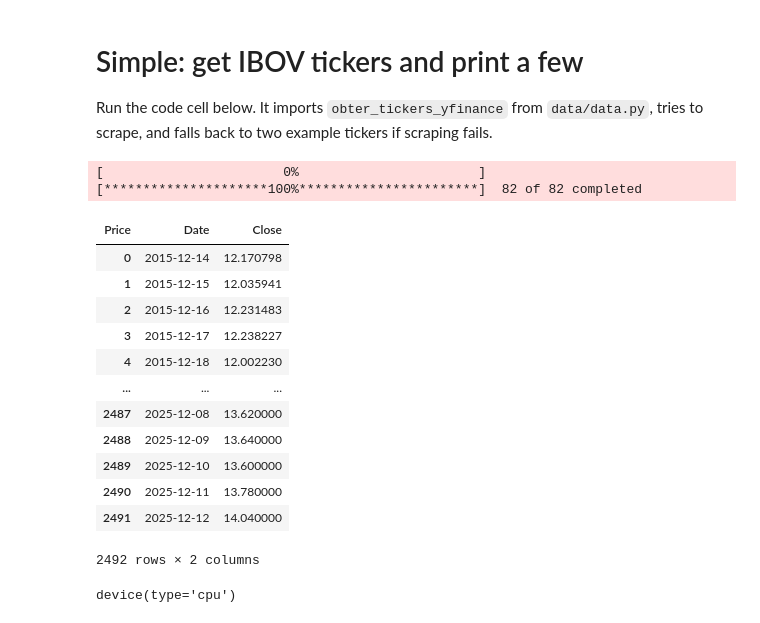
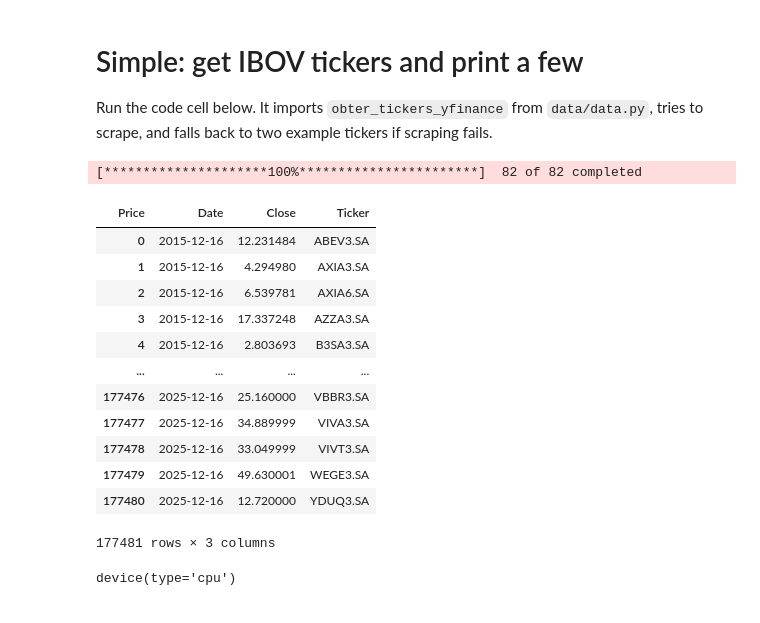
Before and after one commit to udanielsantin/stock_predictor_lstm_model, a Jupyter notebook: notebooks/train_ibov_lstm.ipynb, the cells around one changed output. Saved outputs shown, nothing was run; the diff lists cells and outputs as text; code cells hidden in the pictures.

```diff
--- a/notebooks/train_ibov_lstm.ipynb
+++ b/notebooks/train_ibov_lstm.ipynb
@@ -32,28 +32,29 @@ tickers = obter_tickers_yfinance()
 dados = yf.download(tickers, period="10y")
 df = dados.stack(level=1)
 df = df.reset_index().rename(columns={'level_1': 'Ticker'})
+df = df.fillna(method='ffill').fillna(method='bfill')
 # %% [output]
-[                       0%                       ][*********************100%***********************]  82 of 82 completed
+[*********************100%***********************]  82 of 82 completed
 # %%
 # df = df[df['Ticker'] == 'ABEV3.SA'].reset_index(drop=True)
 
-df = df[['Date', 'Close']]
+df = df[['Date', 'Close','Ticker']]
 
 df
 # %% [output]
-| Price | Date | Close |
-| 0 | 2015-12-14 | 12.170798 |
-| 1 | 2015-12-15 | 12.035941 |
-| 2 | 2015-12-16 | 12.231483 |
-| 3 | 2015-12-17 | 12.238227 |
-| 4 | 2015-12-18 | 12.002230 |
-| ... | ... | ... |
-| 2487 | 2025-12-08 | 13.620000 |
-| 2488 | 2025-12-09 | 13.640000 |
-| 2489 | 2025-12-10 | 13.600000 |
-| 2490 | 2025-12-11 | 13.780000 |
-| 2491 | 2025-12-12 | 14.040000 |
+| Price | Date | Close | Ticker |
+| 0 | 2015-12-16 | 12.231484 | ABEV3.SA |
+| 1 | 2015-12-16 | 4.294980 | AXIA3.SA |
+| 2 | 2015-12-16 | 6.539781 | AXIA6.SA |
+| 3 | 2015-12-16 | 17.337248 | AZZA3.SA |
+| 4 | 2015-12-16 | 2.803693 | B3SA3.SA |
+| ... | ... | ... | ... |
+| 177476 | 2025-12-16 | 25.160000 | VBBR3.SA |
+| 177477 | 2025-12-16 | 34.889999 | VIVA3.SA |
+| 177478 | 2025-12-16 | 33.049999 | VIVT3.SA |
+| 177479 | 2025-12-16 | 49.630001 | WEGE3.SA |
+| 177480 | 2025-12-16 | 12.720000 | YDUQ3.SA |
-2492 rows × 2 columns
+177481 rows × 3 columns
 # %%
 device = torch.device("cuda" if torch.cuda.is_available() else "cpu")
 device
```
Also changed, not shown: parts of 11 cells of this notebook, 9 other files.
